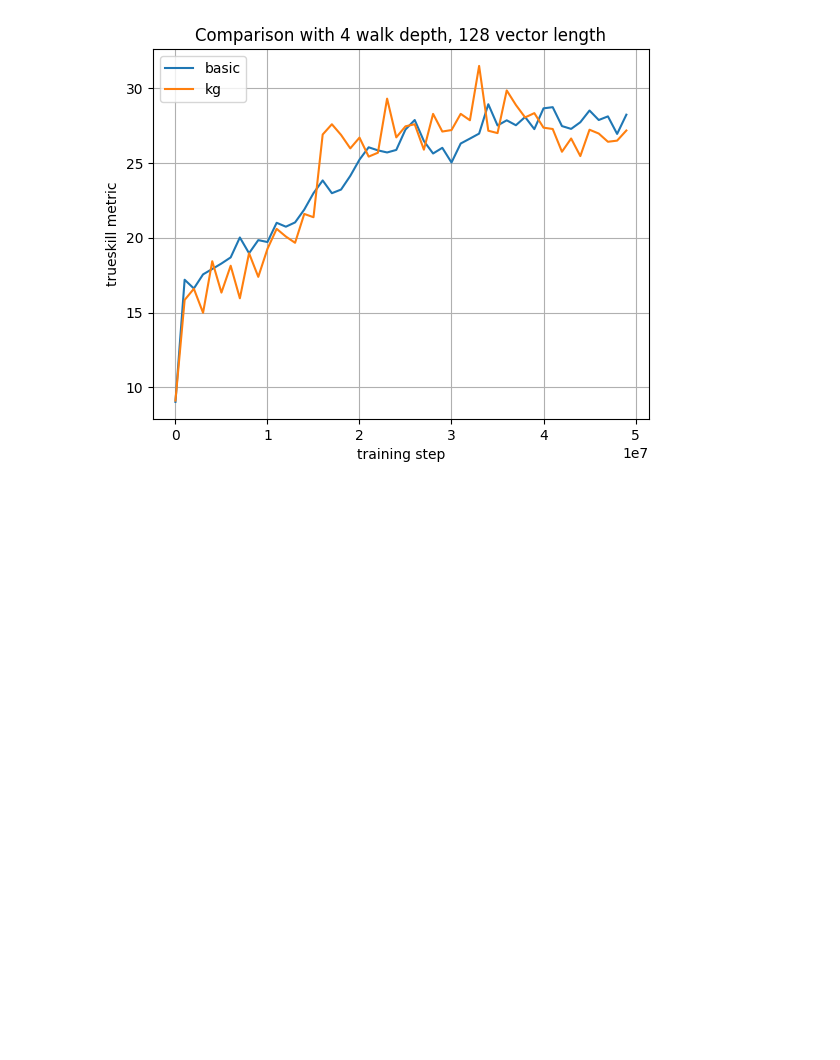
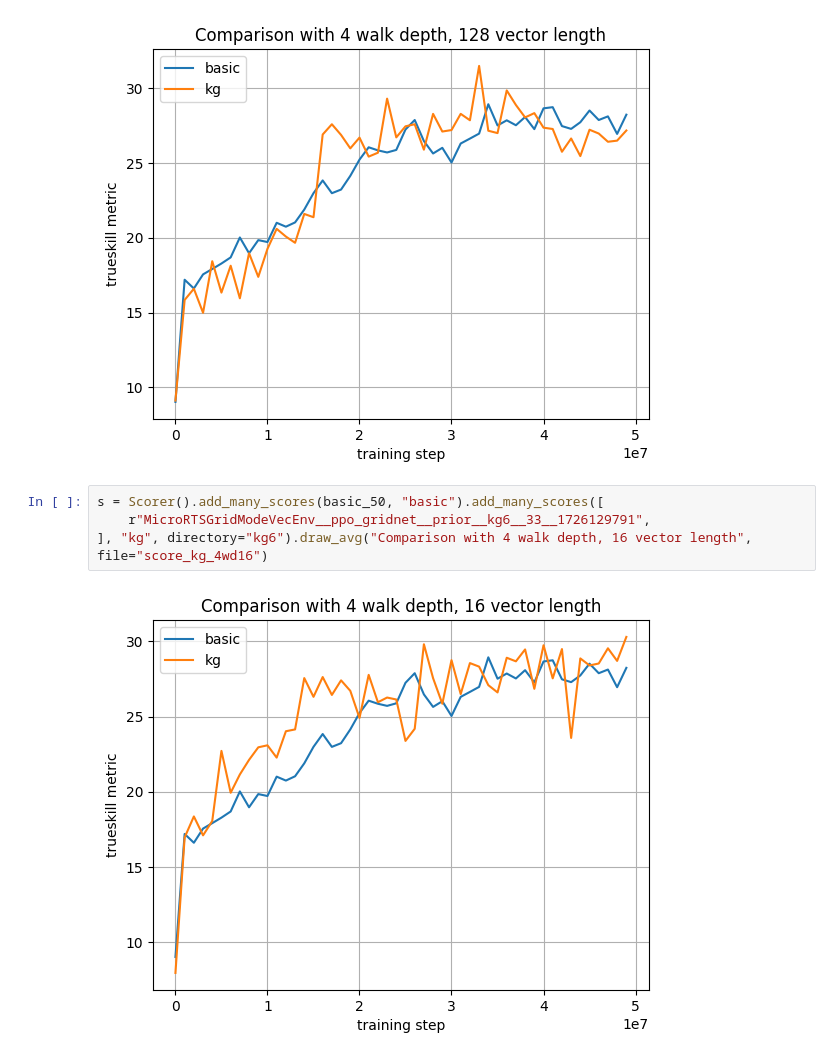
Before and after one commit to adFrej/kg-rl-rts, a Jupyter notebook: results/score_plots.ipynb, the cells around one changed output. Drawn from its saved outputs; the diff is of its cells as text; blank space fills up the shorter version.

Commit message:
Added new experiments, fixed scorer

```diff
--- a/results/score_plots.ipynb
+++ b/results/score_plots.ipynb
@@ -45,6 +45,12 @@ s = Scorer().add_many_scores(basic_50, "basic").add_many_scores([
 ], "kg", directory="kg6").draw_avg("Comparison with 4 walk depth, 128 vector length", file="score_kg_4wd128")
 # %% [output]
 [figure]
+# %%
+s = Scorer().add_many_scores(basic_50, "basic").add_many_scores([
+    r"MicroRTSGridModeVecEnv__ppo_gridnet__prior__kg6__33__1726129791",
+], "kg", directory="kg6").draw_avg("Comparison with 4 walk depth, 16 vector length", file="score_kg_4wd16")
+# %% [output]
+[figure, added]
 # %%
 s = Scorer()\
     .add_many_scores(basic_50, "basic")\
```
Also changed, not shown: parts of 1 cell of this notebook, 57 other files.
